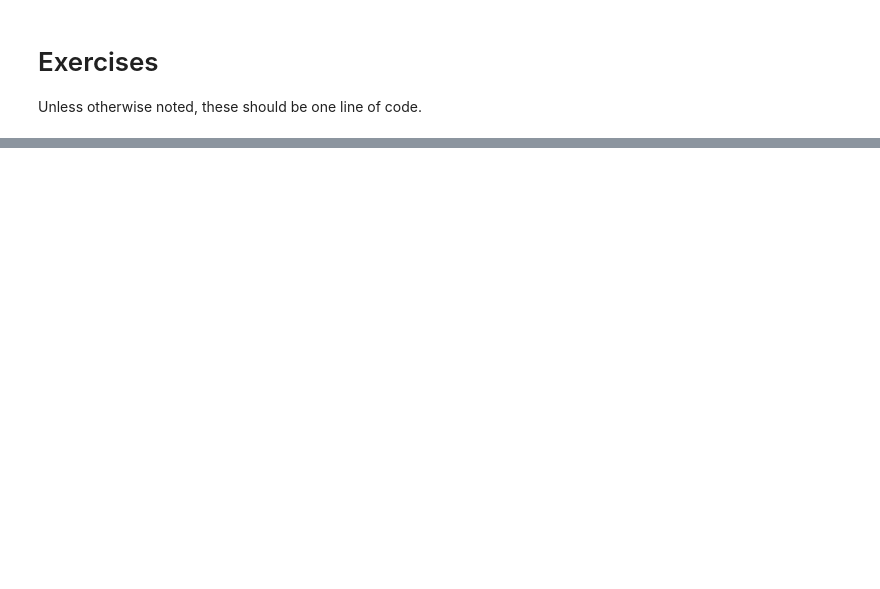
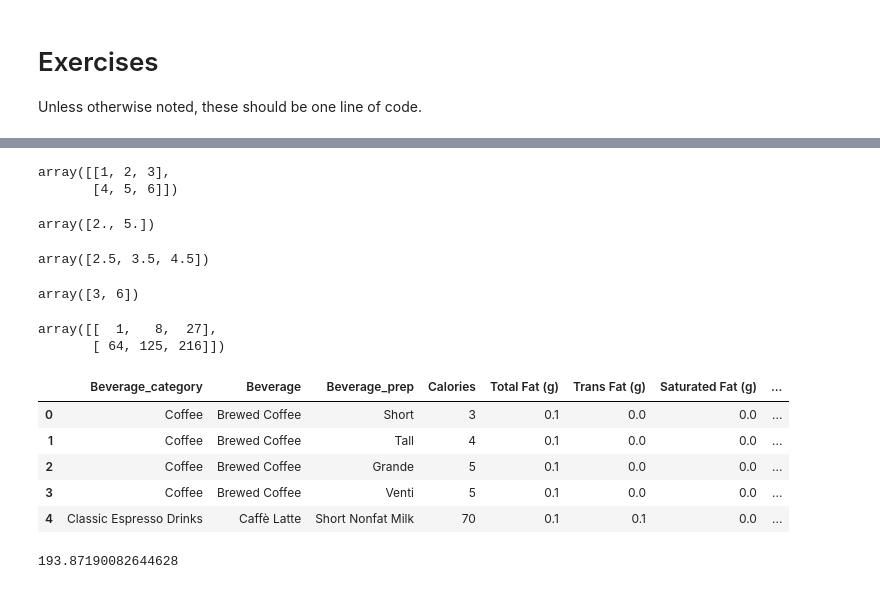
Before and after one commit to wijj/mdst_tutorials, a Jupyter notebook: mdst_tutorials/intro-tutorials/tutorial2/Numpy Pandas/Numpy and Pandas.ipynb, the cells around one changed output, grey strips where cells are left out. Saved outputs shown, nothing was run; the diff lists cells and outputs as text; code cells hidden in the pictures; blank space fills up the shorter version.

```diff
--- a/mdst_tutorials/intro-tutorials/tutorial2/Numpy Pandas/Numpy and Pandas.ipynb
+++ b/mdst_tutorials/intro-tutorials/tutorial2/Numpy Pandas/Numpy and Pandas.ipynb
@@ -472,20 +325,56 @@ b = None # change this
 # %%
 # change b from a length-6 list to a 2x3 matrix
+b.shape=(2,3)
+#b
+# %% [output]
+array([[1, 2, 3],
+       [4, 5, 6]])
 # %%
 # find the mean value of each row
+means=np.mean(b, axis=1)
+#means
+# %% [output]
+array([2., 5.])
 # %%
 # find the mean value of each column
+means2=np.mean(b, axis=0)
+#means2
+# %% [output]
+array([2.5, 3.5, 4.5])
 # %%
 # find the third column of b
+cl3=b[:,2]
+#cl3
+# %% [output]
+array([3, 6])
 # %%
-# get a list where each entry in b is cubed (so the new numpy array is [1, 4, 9, 16, 25, 36])
+# get a list where each entry in b is cubed (so the new numpy array is similar to [1, 4, 9, 16, 25, 36])
+#you say cubed but do you mean squared? I will cube them
 # use a different (numpy-specific) approach
+c=np.power(b,3)
+# %% [output]
+array([[  1,   8,  27],
+       [ 64, 125, 216]])
 # %%
 # load in the "starbucks.csv" dataset
+#import pandas as pd
+df=pd.read_csv('starbucks.csv')
+df.head()
+# %% [output]
+|  | Beverage_category | Beverage | Beverage_prep | Calories | Total Fat (g) | Trans Fat (g) | Saturated Fat (g) | ... |
+| 0 | Coffee | Brewed Coffee | Short | 3 | 0.1 | 0.0 | 0.0 | ... |
+| 1 | Coffee | Brewed Coffee | Tall | 4 | 0.1 | 0.0 | 0.0 | ... |
+| 2 | Coffee | Brewed Coffee | Grande | 5 | 0.1 | 0.0 | 0.0 | ... |
+| 3 | Coffee | Brewed Coffee | Venti | 5 | 0.1 | 0.0 | 0.0 | ... |
+| 4 | Classic Espresso Drinks | Caffè Latte | Short Nonfat Milk | 70 | 0.1 | 0.1 | 0.0 | ... |
 # %%
 # this is nutritional info for starbucks items
 # let's see if we can answer some questions
 
 # what is the average # calories across all items?
+cal=df['Calories'].agg('mean')
+#cal
+# %% [output]
+193.87190082644628
 # %%
 # how many different categories of beverages are there?
```
Also changed, not shown: parts of 36 cells of this notebook.
